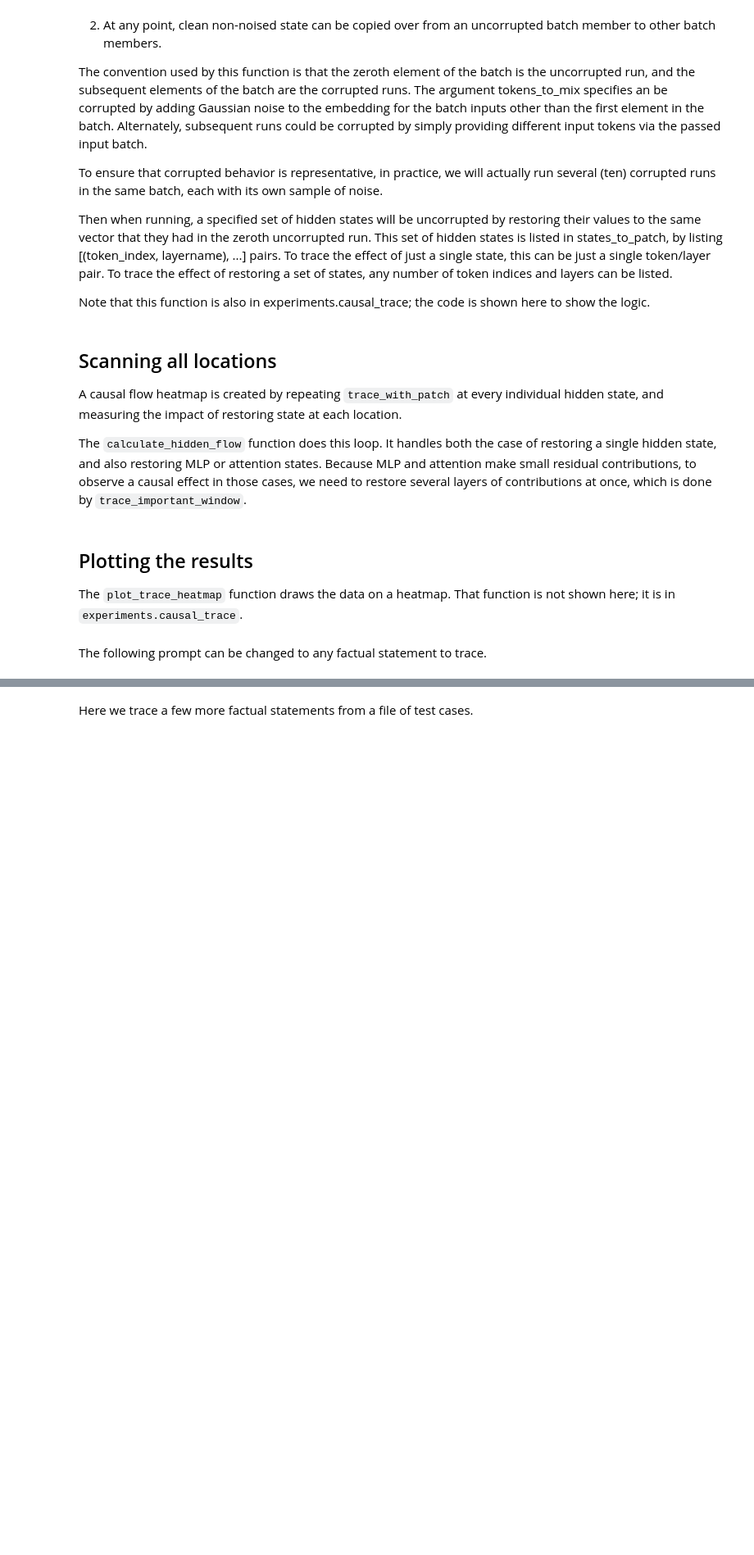
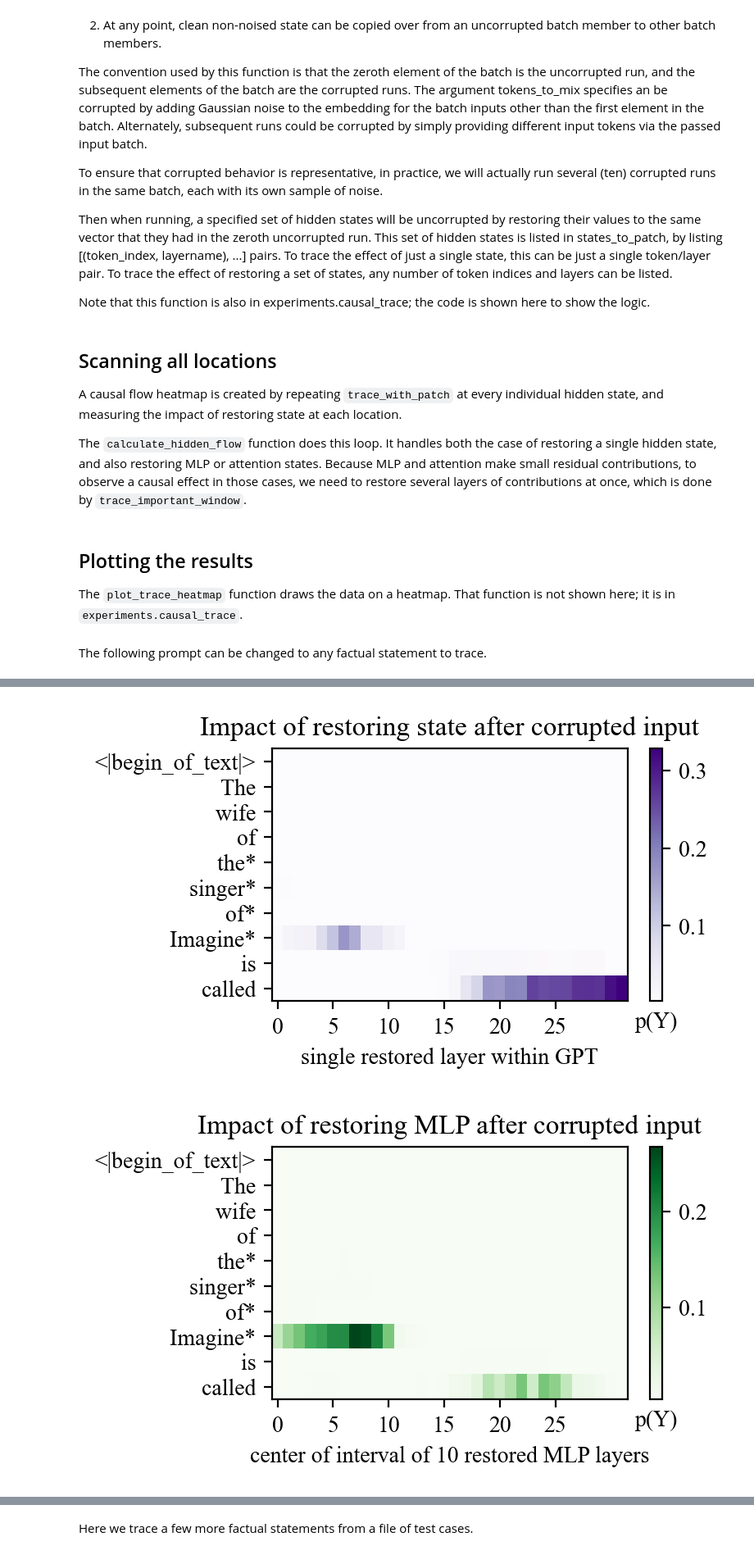
Before and after one commit to Neelectric/rome, a Jupyter notebook: notebooks/causal_trace.ipynb, the cells around one changed output, grey strips where cells are left out. Shown at 82% size. Cells and saved outputs as stored; diff of their text form; code cells hidden in the pictures; blank space fills up the shorter version.

```diff
--- a/notebooks/causal_trace.ipynb
+++ b/notebooks/causal_trace.ipynb
@@ -318,0 +313,5 @@ plot_all_flow(mt, "The Space Needle is in the city of", noise=noise_level, subje
+# %%
+plot_all_flow(mt, "The wife of the singer of Imagine is called", noise=noise_level, subject="the singer of Imagine")
+# %% [output]
+[figure, added]
+[figure, added]
```
Also changed, not shown: parts of 3 cells of this notebook, 1 other file.
